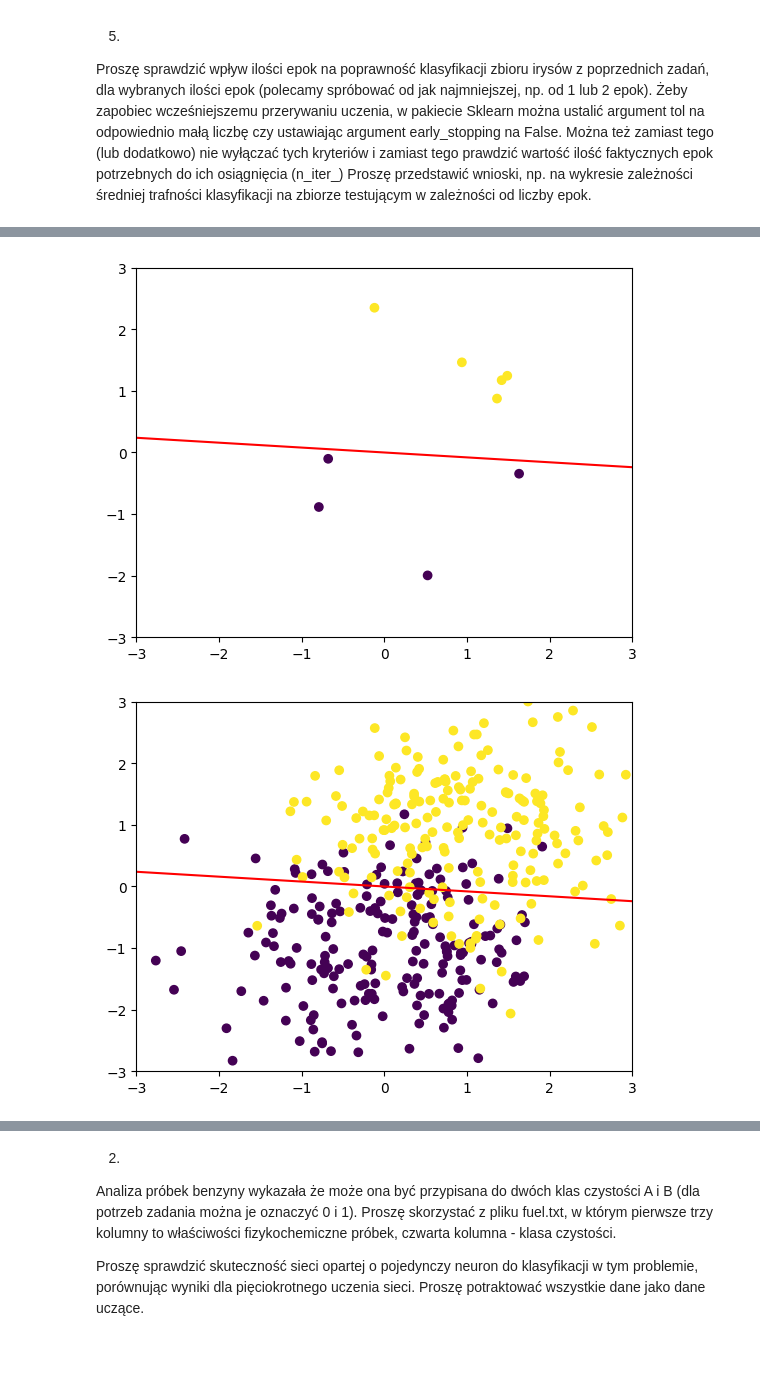
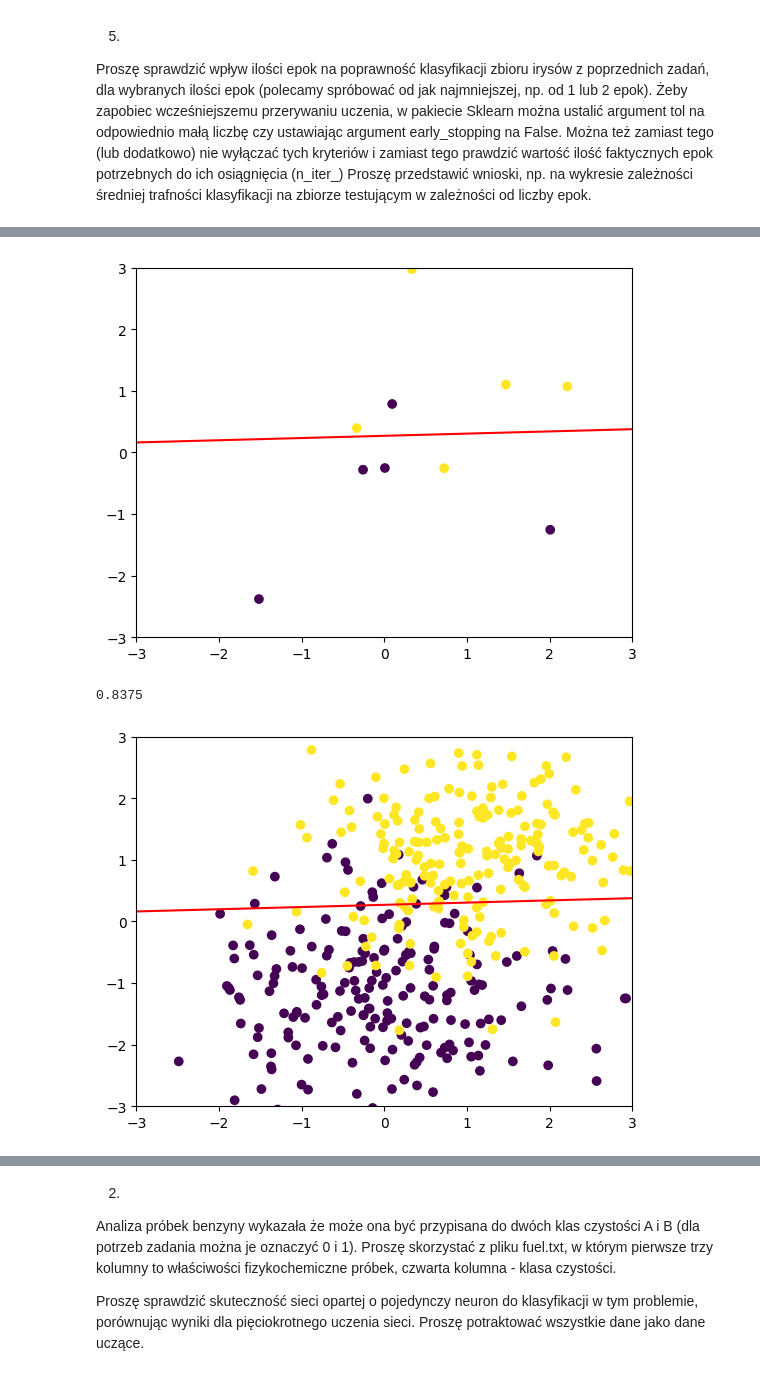
Before and after one commit to MichaelAngeloTheFirst/MIO, a Jupyter notebook: lab1/lab1.ipynb, the cells around one changed output, grey strips where cells are left out. Saved outputs shown, nothing was run; the diff lists cells and outputs as text; code cells hidden in the pictures.

```diff
--- a/lab1/lab1.ipynb
+++ b/lab1/lab1.ipynb
@@ -52,36 +35,37 @@ import matplotlib.pyplot as plt
 dataX = np.concatenate((np.random.normal([0,-1],[1,1], [5,2]), np.random.normal([1,1], [1,1], [5,2])))
 dataY = np.concatenate((np.array([0]*5) , np.array([1]*5)))
 testX = np.concatenate((np.random.normal([0,-1],[1,1], [200,2]), np.random.normal([1,1], [1,1], [200,2])  ))
 testY = np.concatenate((np.array([0]*200) , np.array([1]*200)))
 
 
 neuron1 = Perceptron(tol=1e-3, max_iter=100)
 
 neuron1.fit(dataX,dataY)
 
 x1 = np.linspace(-3,3,200)
 neuron_1_x2 = -(1./neuron1.coef_[0][1])*(neuron1.coef_[0][0]*x1+neuron1.intercept_[0])
 
 
 plt.plot(x1, neuron_1_x2, '-r')
 plt.xlim(-3,3)
 plt.ylim(-3,3)
 plt.scatter(dataX[:,0], dataX[:,1], c=dataY)
 plt.show()
 
-neuron1.score(testX, testY)
+print(neuron1.score(testX, testY))
 
 neuron_1_x2 = -(1./neuron1.coef_[0][1])*(neuron1.coef_[0][0]*x1+neuron1.intercept_[0])
 
 
 plt.plot(x1, neuron_1_x2, '-r')
 plt.xlim(-3,3)
 plt.ylim(-3,3)
 plt.scatter(testX[:,0], testX[:,1], c=testY)
 plt.show()
 # %% [output]
-[figure, old version]
+[figure, new version]
+0.8375
-[figure, old version]
+[figure, new version]
 # %%
 import numpy as np
 from sklearn.linear_model import Perceptron
```
Also changed, not shown: parts of 13 cells of this notebook, 1 other file.
